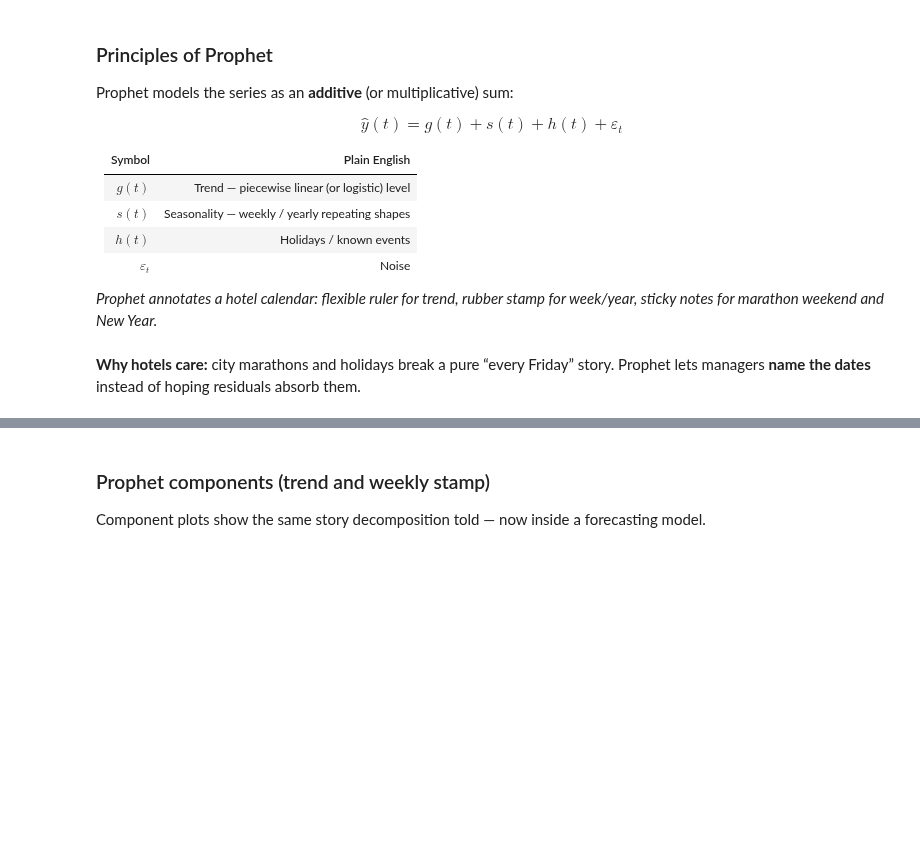
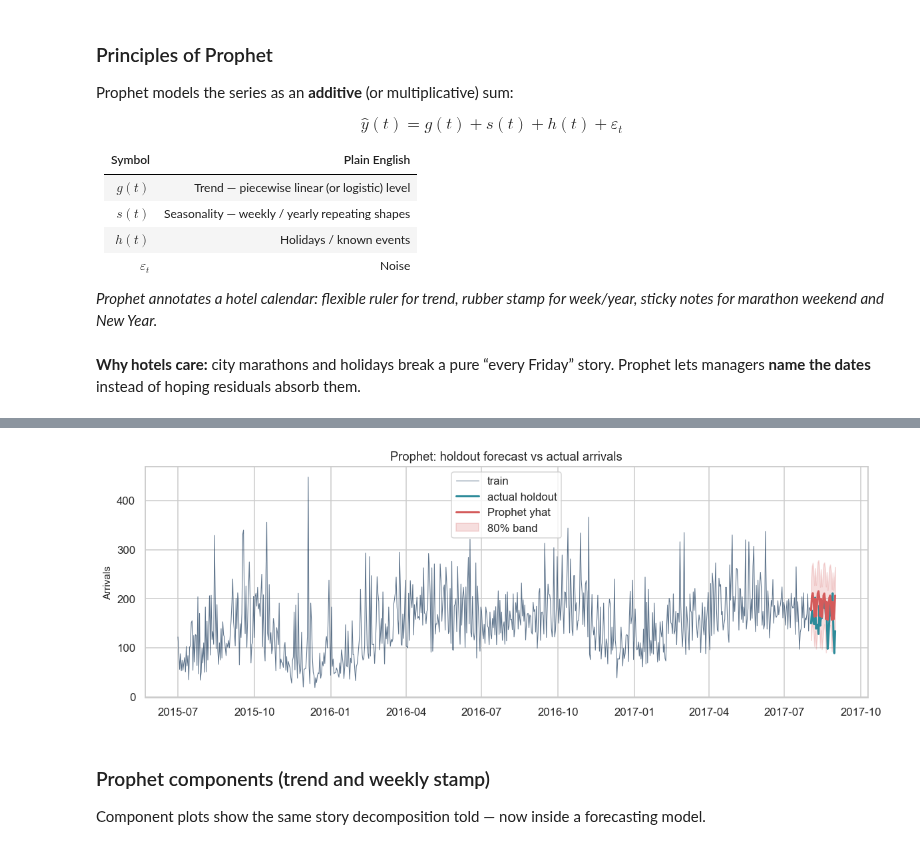
Before and after one commit to leelapis/bda, a Jupyter notebook: 9_Regression_II_bda.ipynb, the cells around one changed output, grey strips where cells are left out. Cells and saved outputs as stored; diff of their text form; code cells hidden in the pictures; blank space fills up the shorter version.

```diff
--- a/9_Regression_II_bda.ipynb
+++ b/9_Regression_II_bda.ipynb
@@ -320,42 +421,23 @@ If `prophet` is not installed, the cell prints a clear skip message (uncomment t
 # %%
-# --- Prophet forecast on daily arrivals ---
+# Align holdout predictions to the same dates as `test`
+fc_h = fc.set_index("ds").loc[test.index, ["yhat", "yhat_lower", "yhat_upper"]]
+
 prophet_row = None
-try:
-    from prophet import Prophet
-except ImportError:
-    Prophet = None
-    print('Prophet not installed. Optional: uncomment pip install in the Setup cell.')
+prophet_row = mae_rmse(test["arrivals"], fc_h["yhat"], name="Prophet")
 
-if Prophet is not None:
-    pdf = train.reset_index().rename(columns={'arrival_date': 'ds', 'arrivals': 'y'})[['ds', 'y']]
-
-    m = Prophet(
-        growth='linear',
-        yearly_seasonality=True,
-        weekly_seasonality=True,
-        daily_seasonality=False,
-        changepoint_prior_scale=0.05,
-        interval_width=0.8,
-    )
-    m.fit(pdf)
-
-    future = m.make_future_dataframe(periods=H, freq='D')
-    fc = m.predict(future)
-
-    # Align holdout predictions
-    fc_h = fc.set_index('ds').loc[test.index, ['yhat', 'yhat_lower', 'yhat_upper']]
-    prophet_row = mae_rmse(test['arrivals'], fc_h['yhat'], name='Prophet')
-    print(prophet_row)
-
-    fig, ax = plt.subplots(figsize=(11, 4))
-    ax.plot(train.index, train['arrivals'], color=HOTEL_PALETTE[0], lw=0.7, alpha=0.7, label='train')
-    ax.plot(test.index, test['arrivals'], color=HOTEL_PALETTE[1], lw=2, label='actual holdout')
-    ax.plot(fc_h.index, fc_h['yhat'], color=HOTEL_PALETTE[3], lw=2, label='Prophet yhat')
-    ax.fill_between(fc_h.index, fc_h['yhat_lower'], fc_h['yhat_upper'],
-                    color=HOTEL_PALETTE[3], alpha=0.2, label='80% band')
-    ax.set_title('Prophet: holdout forecast vs actual arrivals')
-    ax.set_ylabel('Arrivals'); ax.legend()
-    plt.tight_layout(); plt.show()
+fig, ax = plt.subplots(figsize=(11, 4))
+ax.plot(train.index, train["arrivals"], color=HOTEL_PALETTE[0], lw=0.7, alpha=0.7, label="train")
+ax.plot(test.index, test["arrivals"], color=HOTEL_PALETTE[1], lw=2, label="actual holdout")
+ax.plot(fc_h.index, fc_h["yhat"], color=HOTEL_PALETTE[3], lw=2, label="Prophet yhat")
+ax.fill_between(
+    fc_h.index, fc_h["yhat_lower"], fc_h["yhat_upper"],
+    color=HOTEL_PALETTE[3], alpha=0.2, label="80% band",
+)
+ax.set_title("Prophet: holdout forecast vs actual arrivals")
+ax.set_ylabel("Arrivals"); ax.legend()
+plt.tight_layout(); plt.show();
+# %% [output]
+[figure, added]
 # %% [markdown]
 ### Prophet components (trend and weekly stamp)
 
```
Also changed, not shown: parts of 50 cells of this notebook, 2 other files.
